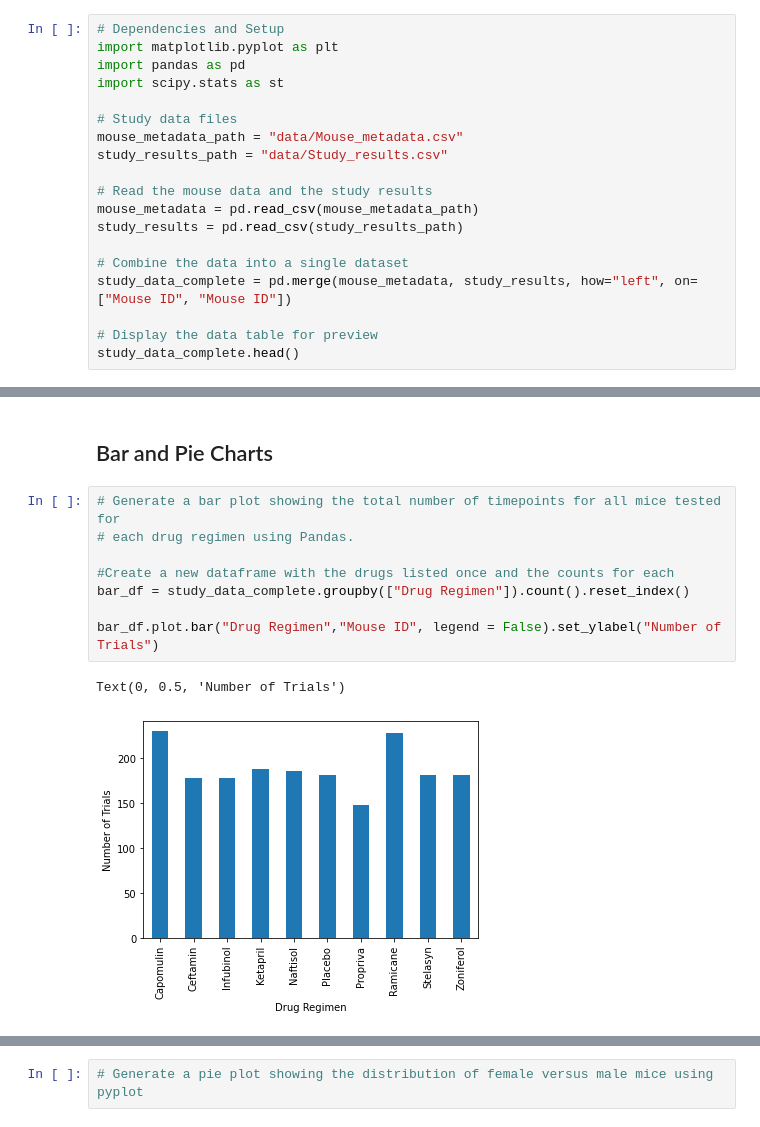
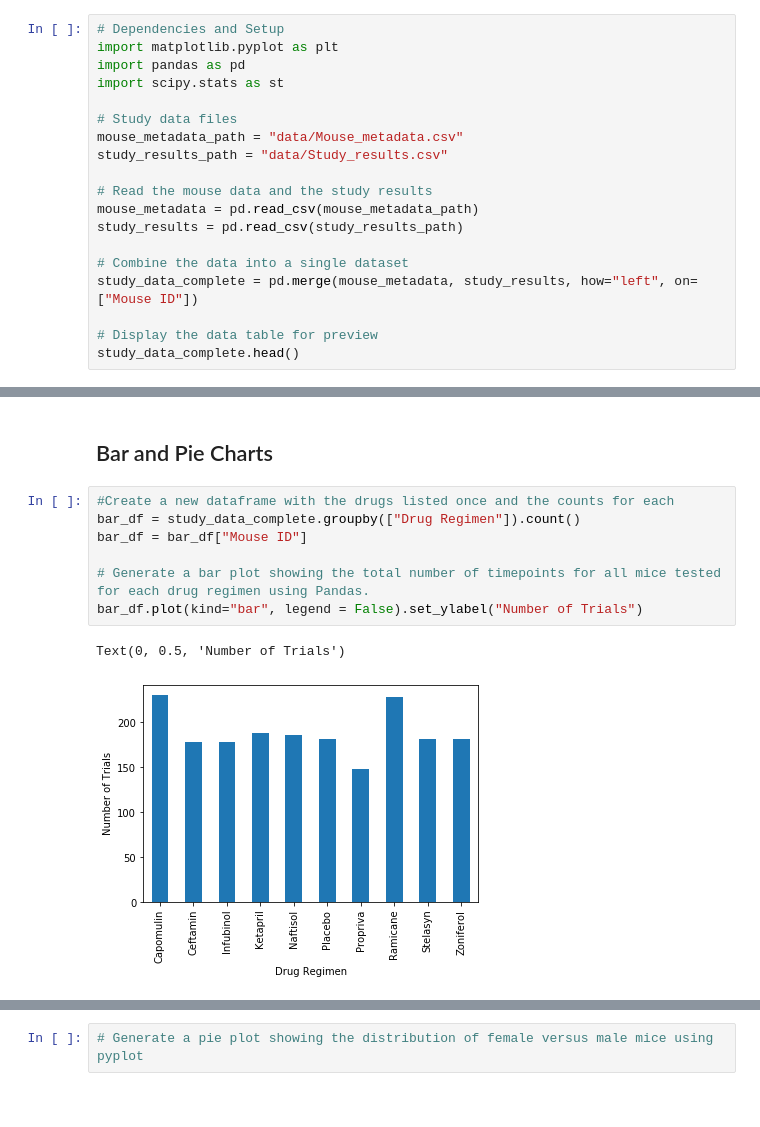
Before and after one commit to allison713/matplotlib-challenge, a Jupyter notebook: Pymaceuticals/pymaceuticals_starter.ipynb, the cells around one changed output, grey strips where cells are left out. Saved outputs shown, nothing was run; the diff lists cells and outputs as text.

Commit message:
Corrected bar graphs

```diff
--- a/Pymaceuticals/pymaceuticals_starter.ipynb
+++ b/Pymaceuticals/pymaceuticals_starter.ipynb
@@ -20,7 +20,7 @@ mouse_metadata = pd.read_csv(mouse_metadata_path)
 study_results = pd.read_csv(study_results_path)
 
 # Combine the data into a single dataset
-study_data_complete = pd.merge(mouse_metadata, study_results, how="left", on=["Mouse ID", "Mouse ID"])
+study_data_complete = pd.merge(mouse_metadata, study_results, how="left", on=["Mouse ID"])
 
 # Display the data table for preview
 study_data_complete.head()
@@ -125,16 +119,15 @@ study_summary.head(15)
 # %% [markdown]
 ## Bar and Pie Charts
 # %%
-# Generate a bar plot showing the total number of timepoints for all mice tested for
-# each drug regimen using Pandas.
+#Create a new dataframe with the drugs listed once and the counts for each
+bar_df = study_data_complete.groupby(["Drug Regimen"]).count()
+bar_df = bar_df["Mouse ID"]
 
-#Create a new dataframe with the drugs listed once and the counts for each
-bar_df = study_data_complete.groupby(["Drug Regimen"]).count().reset_index()
-
-bar_df.plot.bar("Drug Regimen","Mouse ID", legend = False).set_ylabel("Number of Trials")
+# Generate a bar plot showing the total number of timepoints for all mice tested for each drug regimen using Pandas.
+bar_df.plot(kind="bar", legend = False).set_ylabel("Number of Trials")
 # %% [output]
 Text(0, 0.5, 'Number of Trials')
-[figure, old version]
+[figure, new version]
 # %%
 # Generate a bar plot showing the total number of timepoints for all mice tested for
 # each drug regimen using pyplot.
```
Also changed, not shown: parts of 6 cells of this notebook.
